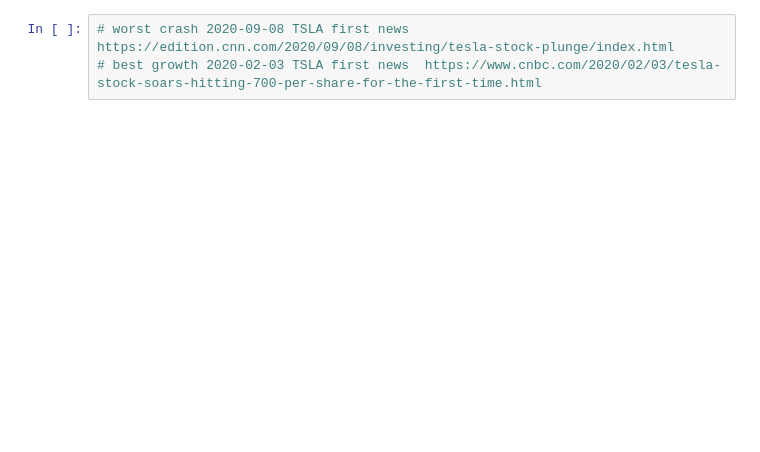
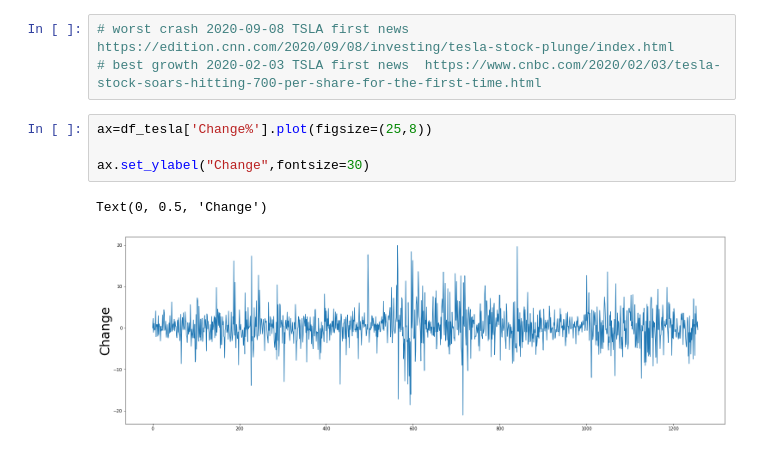
Before and after one commit to YigitAgalar/stock_price_time_series, a Jupyter notebook: Time_Series_Preprocessing.ipynb, the cells around one changed output. Drawn from its saved outputs; the diff is of its cells as text; blank space fills up the shorter version.

```diff
--- a/Time_Series_Preprocessing.ipynb
+++ b/Time_Series_Preprocessing.ipynb
@@ -95,3 +136,10 @@ df_tesla['Change%'].sort_values(ascending=True)
 # %%
 # worst crash 2020-09-08 TSLA first news  https://edition.cnn.com/2020/09/08/investing/tesla-stock-plunge/index.html
 # best growth 2020-02-03 TSLA first news  https://www.cnbc.com/2020/02/03/tesla-stock-soars-hitting-700-per-share-for-the-first-time.html
+# %%
+ax=df_tesla['Change%'].plot(figsize=(25,8))
+
+ax.set_ylabel("Change",fontsize=30)
+# %% [output]
+Text(0, 0.5, 'Change')
+[figure, added]
```
Also changed, not shown: parts of 15 cells of this notebook.
